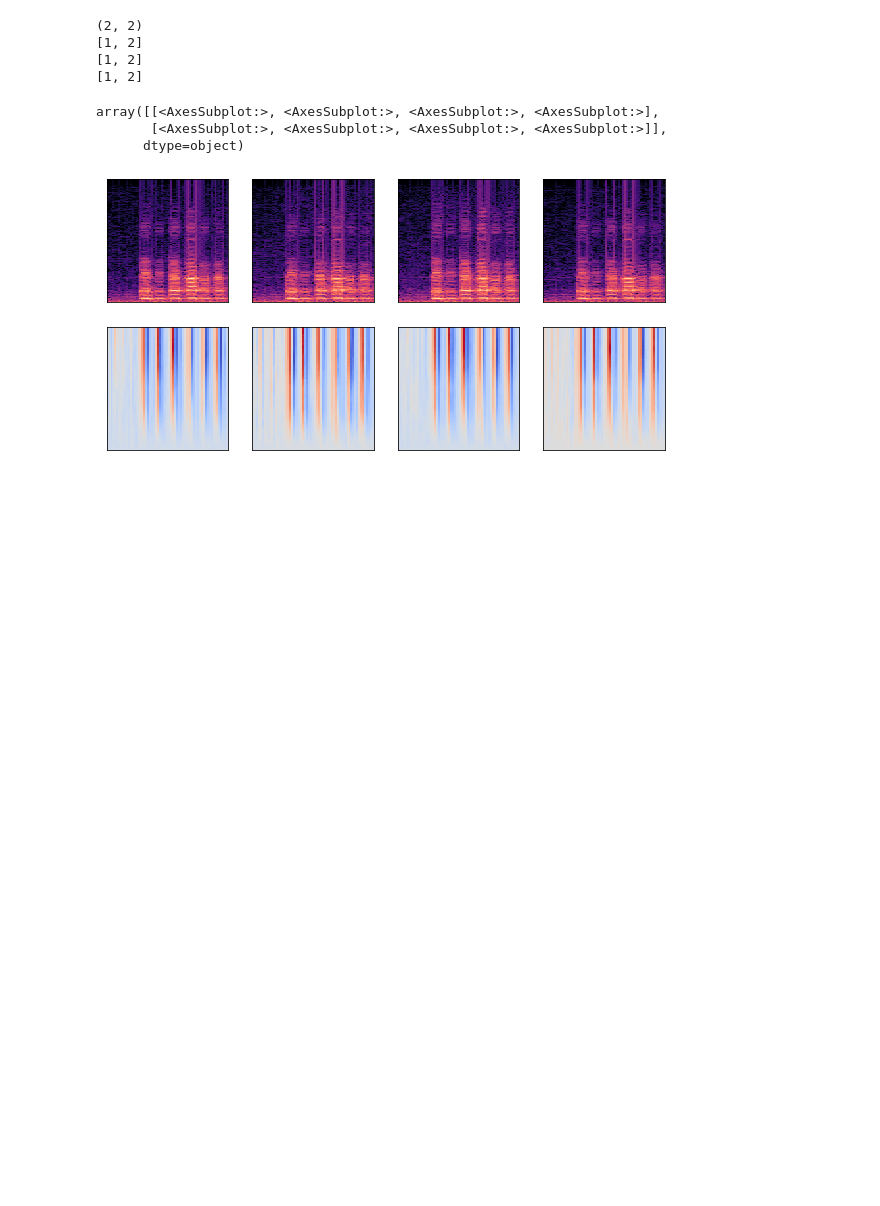
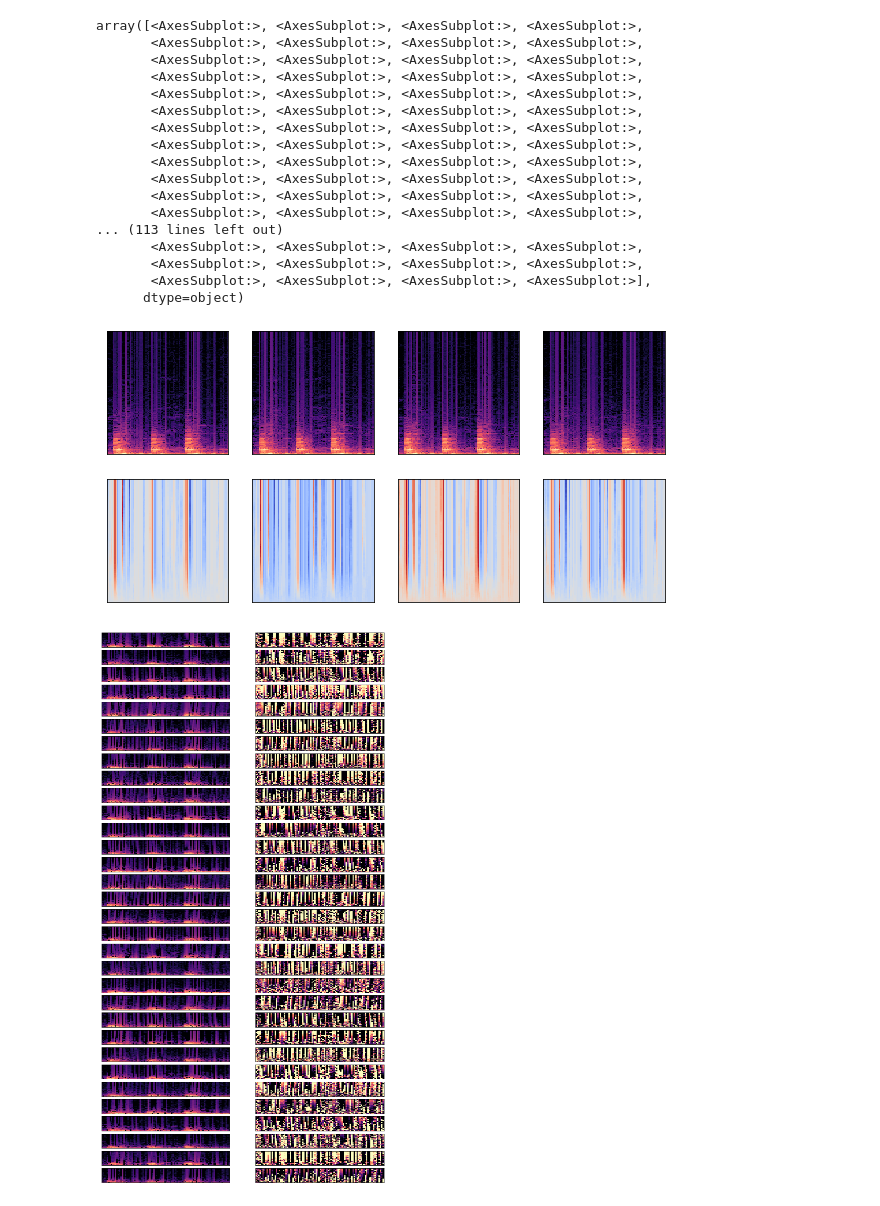
Before and after one commit to SOUNDS-RESEARCH/complex_neural_source_localization, a Jupyter notebook: notebooks/Model Visualization.ipynb, the cells around one changed output. Cells and saved outputs as stored; diff of their text form; code cells hidden in the pictures; blank space fills up the shorter version.

```diff
--- a/notebooks/Model Visualization.ipynb
+++ b/notebooks/Model Visualization.ipynb
@@ -11,42 +11,62 @@ import sys
 
 sys.path.append("../")
 
-from complex_neural_source_localization.dataset import load_multichannel_wav
+from complex_neural_source_localization.dataset import DCASE2019Task3Dataset, load_multichannel_wav, create_dataloaders
 from complex_neural_source_localization.model import DOACNet
 from complex_neural_source_localization.utils.model_visualization import (
     plot_multichannel_spectrogram,
-    plot_model_output
+    plot_model_output,
+    plot_real_feature_maps
 )
 from complex_neural_source_localization.trainer import DOACNetLightniningModule
+
+GlobalHydra.instance().clear()
+initialize(config_path="../config")
+config = compose("config")
+
+MODEL_CHECKPOINT_PATH = "/Users/ezajlerg/datasets/complex_valued_source_localization/weights_4.ckpt"
 # %%
-GlobalHydra.instance().clear()
-initialize(config_path="../config")
-config = compose("config")
-
-MODEL_CHECKPOINT_PATH = "/Users/ezajlerg/datasets/complex_valued_source_localization/weights_1.ckpt"
-checkpoint = torch.load(MODEL_CHECKPOINT_PATH, map_location=torch.device('cpu'))
+dataset = create_dataloaders(config)[0]
 
 model = DOACNetLightniningModule(config)
 model.model.track_feature_maps()
 model.eval()
+checkpoint = torch.load(MODEL_CHECKPOINT_PATH, map_location=torch.device('cpu'))
 model.load_state_dict(checkpoint["state_dict"])
 
-
-sample = load_multichannel_wav("../tests/fixtures/0.0_split1_ir0_ov1_3.wav", 16000, 1)
-
-
-model_output = model(sample.unsqueeze(0))
+batch = next(iter(dataset))[0]
+model_output = model(batch)
+feature_maps = model.model.feature_maps
-# %% [output]
-(2, 2)
-[1, 2]
-[1, 2]
-[1, 2]
-# %%
-plot_multichannel_spectrogram(model.model.feature_maps["stft"][0])
-# %% [output]
-array([[<AxesSubplot:>, <AxesSubplot:>, <AxesSubplot:>, <AxesSubplot:>],
-       [<AxesSubplot:>, <AxesSubplot:>, <AxesSubplot:>, <AxesSubplot:>]],
-      dtype=object)
-[figure, removed]
 # %%
-plot_model_output(model.model.feature_maps, output_dir_path="../tests/temp/model_visualization")
+feature_maps = model.model.feature_maps
+
+batch_idx = 3
+plot_multichannel_spectrogram(feature_maps["stft"][batch_idx], close=False)
+plot_multichannel_spectrogram(feature_maps["conv_0"][batch_idx].transpose(-1, -2), close=False, mode="row",
+                figsize=(10, 20), unwrap=True)
+plot_real_feature_maps(feature_maps["conv_1"][batch_idx].transpose(-1, -2), close=False, mode="row",
+                figsize=(10, 20))
+plot_real_feature_maps(feature_maps["conv_2"][batch_idx].transpose(-1, -2), close=False, mode="row",
+                figsize=(10, 20))
+plot_real_feature_maps(feature_maps["conv_3"][batch_idx].transpose(-1, -2), close=False, mode="row",
+                figsize=(10, 20))
+# %% [output]
+array([<AxesSubplot:>, <AxesSubplot:>, <AxesSubplot:>, <AxesSubplot:>,
+       <AxesSubplot:>, <AxesSubplot:>, <AxesSubplot:>, <AxesSubplot:>,
+       <AxesSubplot:>, <AxesSubplot:>, <AxesSubplot:>, <AxesSubplot:>,
+       <AxesSubplot:>, <AxesSubplot:>, <AxesSubplot:>, <AxesSubplot:>,
+       <AxesSubplot:>, <AxesSubplot:>, <AxesSubplot:>, <AxesSubplot:>,
+       <AxesSubplot:>, <AxesSubplot:>, <AxesSubplot:>, <AxesSubplot:>,
+       <AxesSubplot:>, <AxesSubplot:>, <AxesSubplot:>, <AxesSubplot:>,
+       <AxesSubplot:>, <AxesSubplot:>, <AxesSubplot:>, <AxesSubplot:>,
+       <AxesSubplot:>, <AxesSubplot:>, <AxesSubplot:>, <AxesSubplot:>,
+       <AxesSubplot:>, <AxesSubplot:>, <AxesSubplot:>, <AxesSubplot:>,
+       <AxesSubplot:>, <AxesSubplot:>, <AxesSubplot:>, <AxesSubplot:>,
+       <AxesSubplot:>, <AxesSubplot:>, <AxesSubplot:>, <AxesSubplot:>,
+... (113 lines left out)
+       <AxesSubplot:>, <AxesSubplot:>, <AxesSubplot:>, <AxesSubplot:>,
+       <AxesSubplot:>, <AxesSubplot:>, <AxesSubplot:>, <AxesSubplot:>,
+       <AxesSubplot:>, <AxesSubplot:>, <AxesSubplot:>, <AxesSubplot:>],
+      dtype=object)
+[figure, added]
+[figure, added]
```
Also changed, not shown: parts of 2 cells of this notebook, 6 other files.
